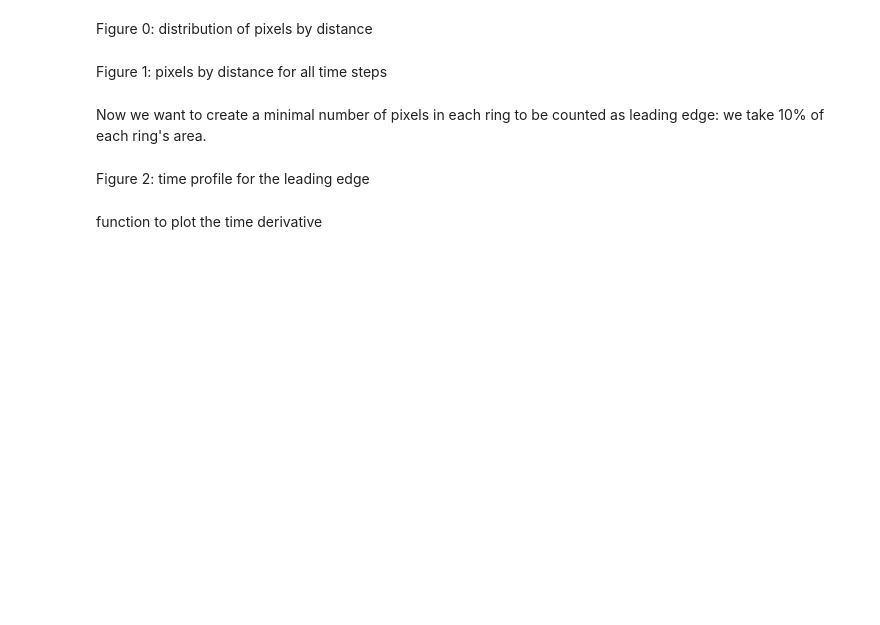
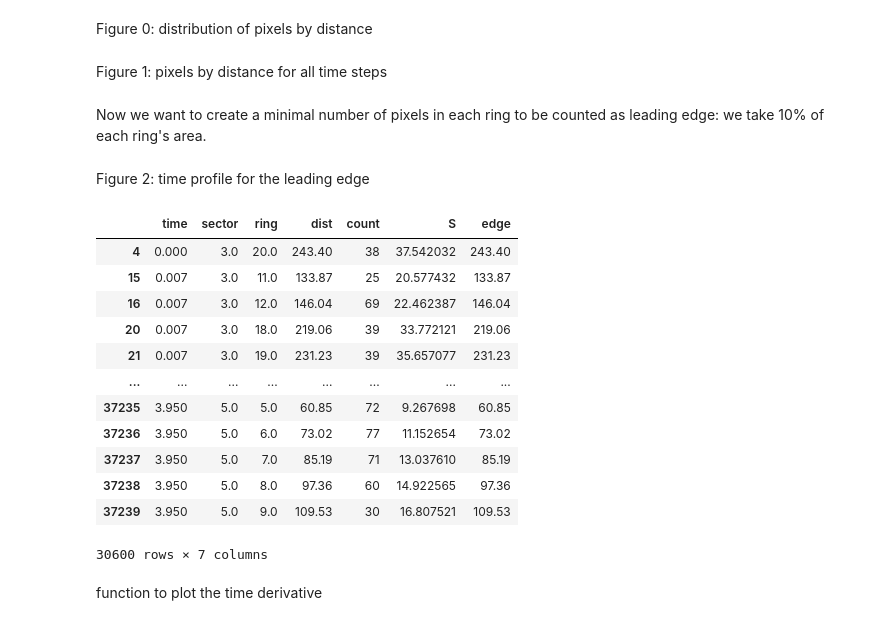
Before and after one commit to Chigaga/Dimimmings, a Jupyter notebook: "processing_dimmings".ipynb, the cells around one changed output. Cells and saved outputs as stored; diff of their text form; code cells hidden in the pictures; blank space fills up the shorter version.

```diff
--- a/"processing_dimmings".ipynb
+++ b/"processing_dimmings".ipynb
@@ -323,14 +322,28 @@ Now we want to create a minimal number of pixels in each ring to be counted as l
 Figure 2: time profile for the leading edge
 # %%
 #area of the ring  - we know that radius of each ring is 6 pixels
-percent = 0.1 #percent of area enought for the lead edge
+percent = 0.05 #percent of area enough for the lead edge
 sum_by_sec_dist['S'] = (2*sum_by_sec_dist['ring']*6-1)*math.pi*percent
 
 sum_by_sec_dist['edge'] = np.where((sum_by_sec_dist['count'] >= sum_by_sec_dist['S']),sum_by_sec_dist['dist'], np.nan)
 sum_by_sec_dist = sum_by_sec_dist.dropna()
 distance=sum_by_sec_dist.groupby(['time','sector']).edge.agg([max]).reset_index()
 #distance=sum_by_sec_dist.groupby(['time','sector'])['edge'].transform(max).reset_index()
-#distance
+sum_by_sec_dist
+# %% [output]
+|  | time | sector | ring | dist | count | S | edge |
+| 4 | 0.000 | 3.0 | 20.0 | 243.40 | 38 | 37.542032 | 243.40 |
+| 15 | 0.007 | 3.0 | 11.0 | 133.87 | 25 | 20.577432 | 133.87 |
+| 16 | 0.007 | 3.0 | 12.0 | 146.04 | 69 | 22.462387 | 146.04 |
+| 20 | 0.007 | 3.0 | 18.0 | 219.06 | 39 | 33.772121 | 219.06 |
+| 21 | 0.007 | 3.0 | 19.0 | 231.23 | 39 | 35.657077 | 231.23 |
+| ... | ... | ... | ... | ... | ... | ... | ... |
+| 37235 | 3.950 | 5.0 | 5.0 | 60.85 | 72 | 9.267698 | 60.85 |
+| 37236 | 3.950 | 5.0 | 6.0 | 73.02 | 77 | 11.152654 | 73.02 |
+| 37237 | 3.950 | 5.0 | 7.0 | 85.19 | 71 | 13.037610 | 85.19 |
+| 37238 | 3.950 | 5.0 | 8.0 | 97.36 | 60 | 14.922565 | 97.36 |
+| 37239 | 3.950 | 5.0 | 9.0 | 109.53 | 30 | 16.807521 | 109.53 |
+30600 rows × 7 columns
 # %% [markdown]
 function to plot the time derivative
 # %%
```
Also changed, not shown: parts of 8 cells of this notebook.
